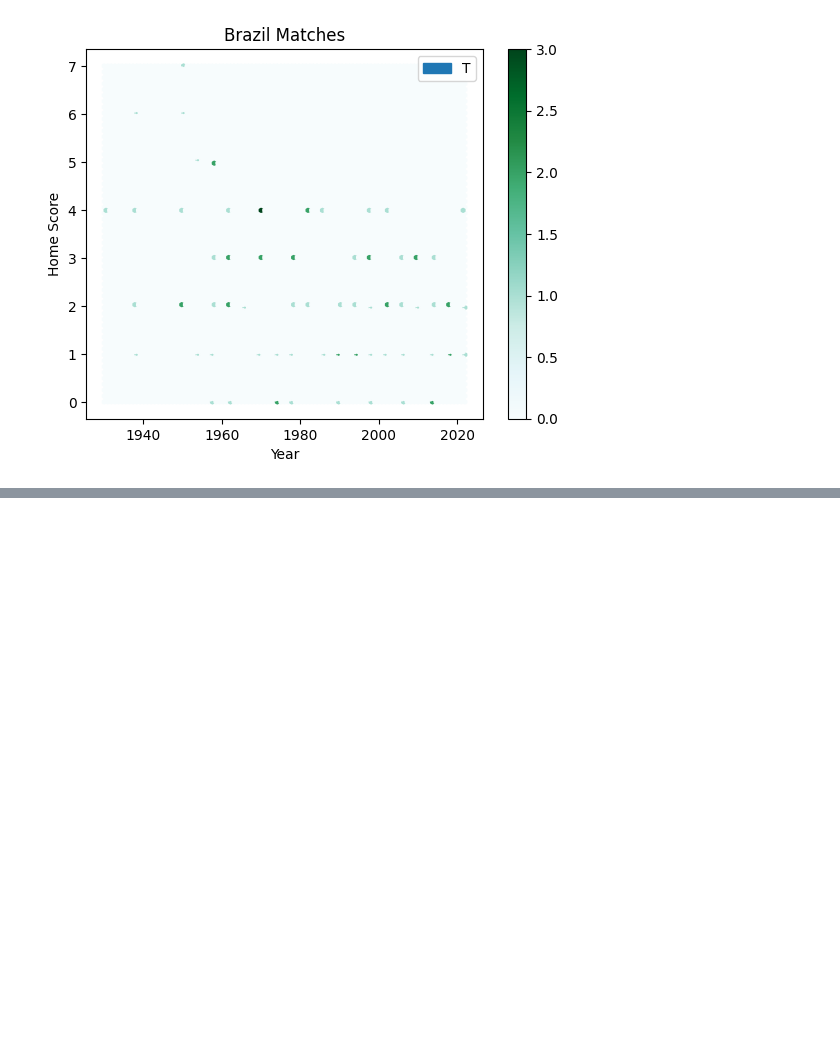
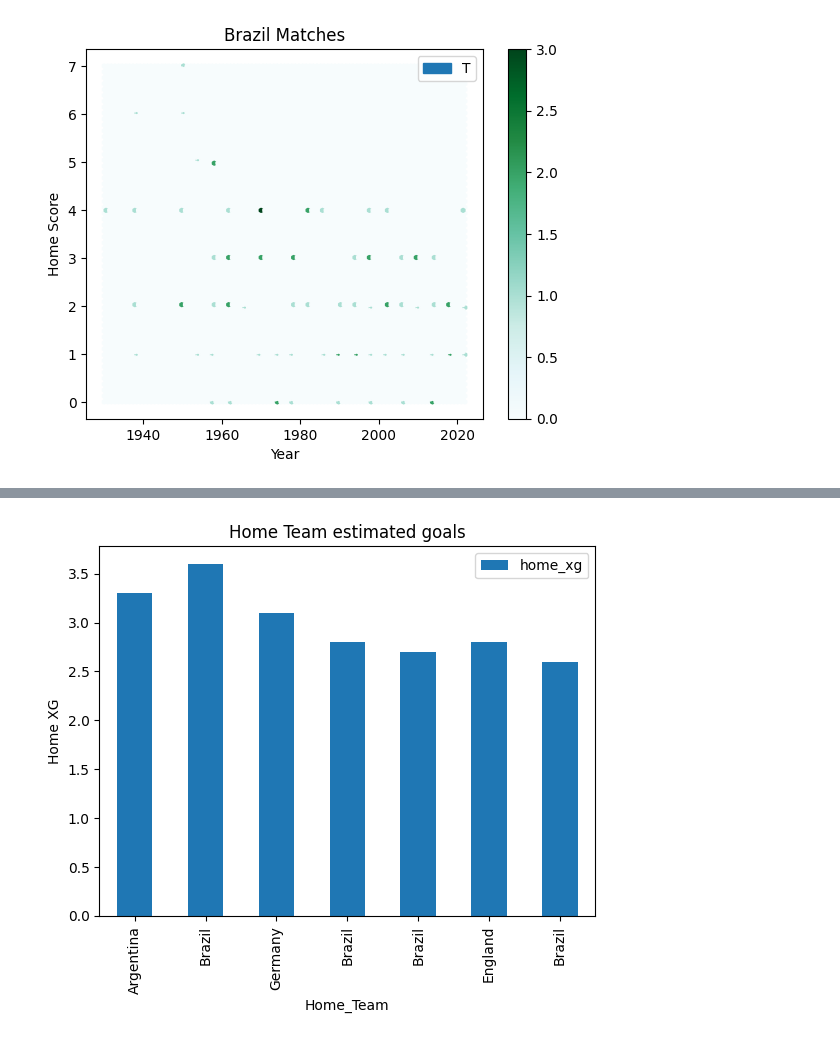
Before and after one commit to KasukurthiAbraham/KasukurthiAbraham, a Jupyter notebook: Data_visualization_using_padas.ipynb, the cells around one changed output, grey strips where cells are left out. Cells and saved outputs as stored; diff of their text form; code cells hidden in the pictures; blank space fills up the shorter version.

```diff
--- a/Data_visualization_using_padas.ipynb
+++ b/Data_visualization_using_padas.ipynb
@@ -210,0 +360,8 @@ plt.show()
+# %%
+df3.plot(x="home_team",y="home_xg",kind="bar")
+plt.xlabel("Home_Team")
+plt.ylabel("Home XG")
+plt.title("Home Team estimated goals")
+plt.show()
+# %% [output]
+[figure, added]
```
Also changed, not shown: parts of 55 cells of this notebook.
